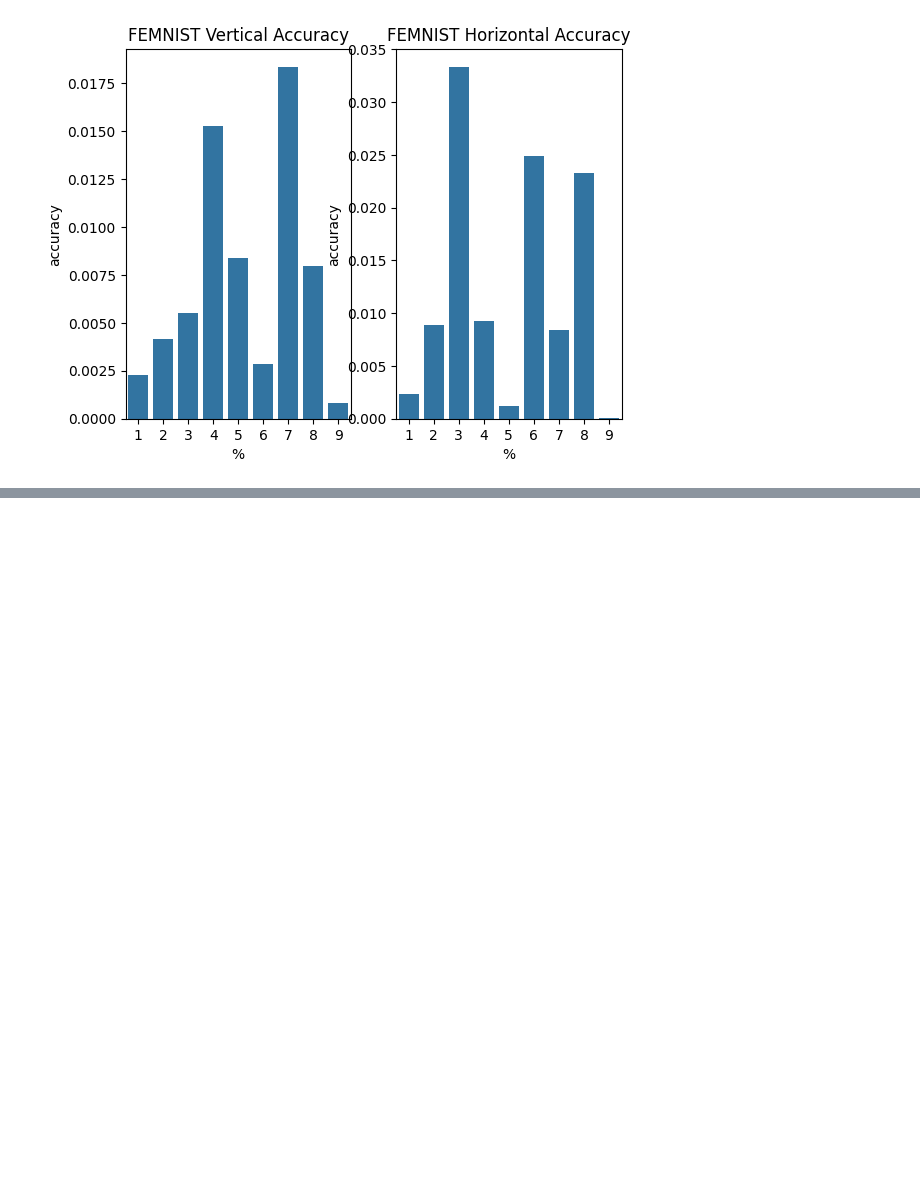
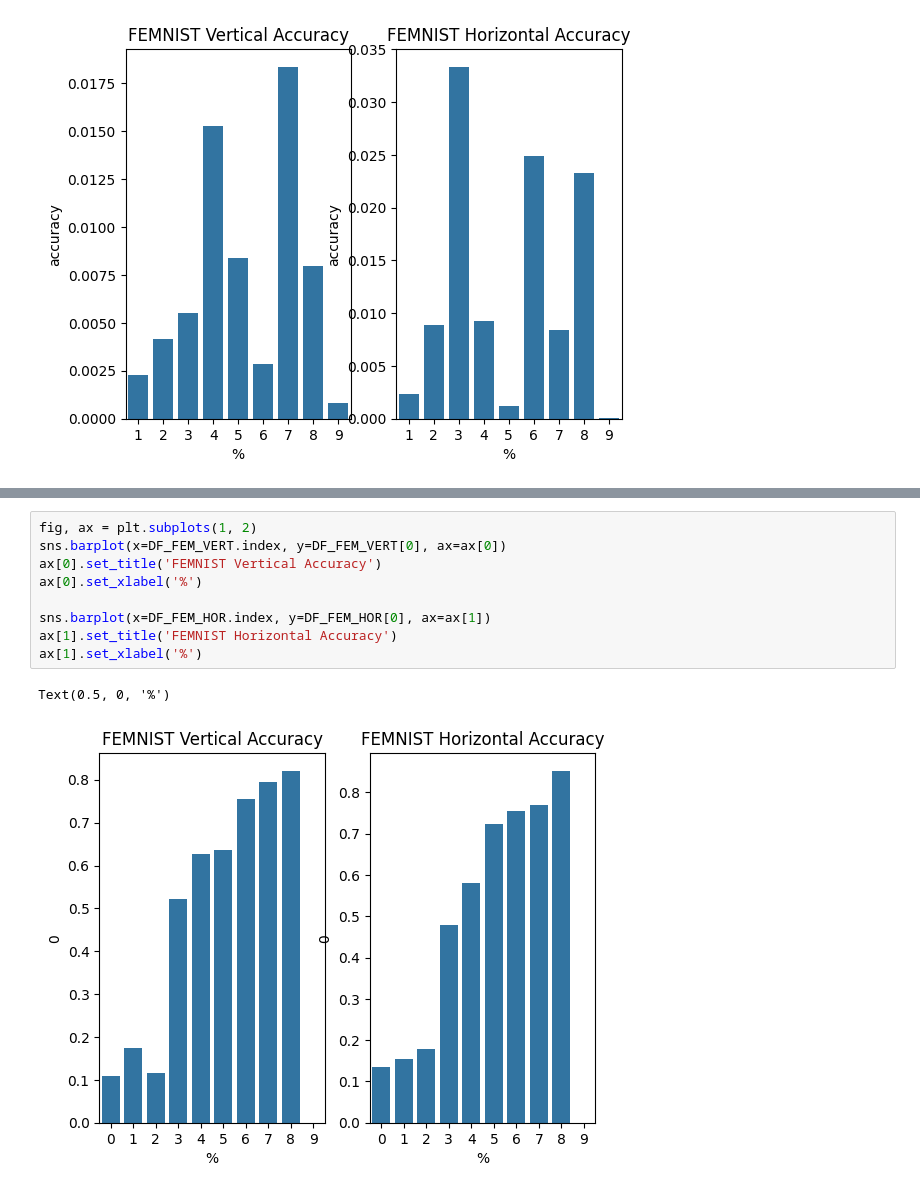
Before and after one commit to benzebra/HAR, a Jupyter notebook: fl-tensorflow-v2/visualization.ipynb, the cells around one changed output, grey strips where cells are left out. Drawn from its saved outputs; the diff is of its cells as text; blank space fills up the shorter version.

```diff
--- a/fl-tensorflow-v2/visualization.ipynb
+++ b/fl-tensorflow-v2/visualization.ipynb
@@ -44,0 +62,12 @@ Text(0.5, 0, '%')
+# %%
+fig, ax = plt.subplots(1, 2)
+sns.barplot(x=DF_FEM_VERT.index, y=DF_FEM_VERT[0], ax=ax[0])
+ax[0].set_title('FEMNIST Vertical Accuracy')
+ax[0].set_xlabel('%')
+
+sns.barplot(x=DF_FEM_HOR.index, y=DF_FEM_HOR[0], ax=ax[1])
+ax[1].set_title('FEMNIST Horizontal Accuracy')
+ax[1].set_xlabel('%')
+# %% [output]
+Text(0.5, 0, '%')
+[figure, added]
```
Also changed, not shown: parts of 5 cells of this notebook, 17 other files.
